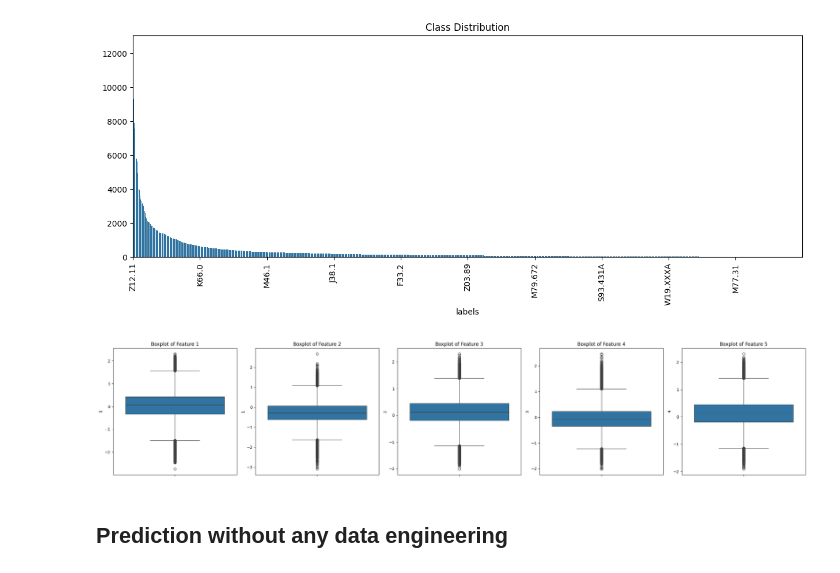
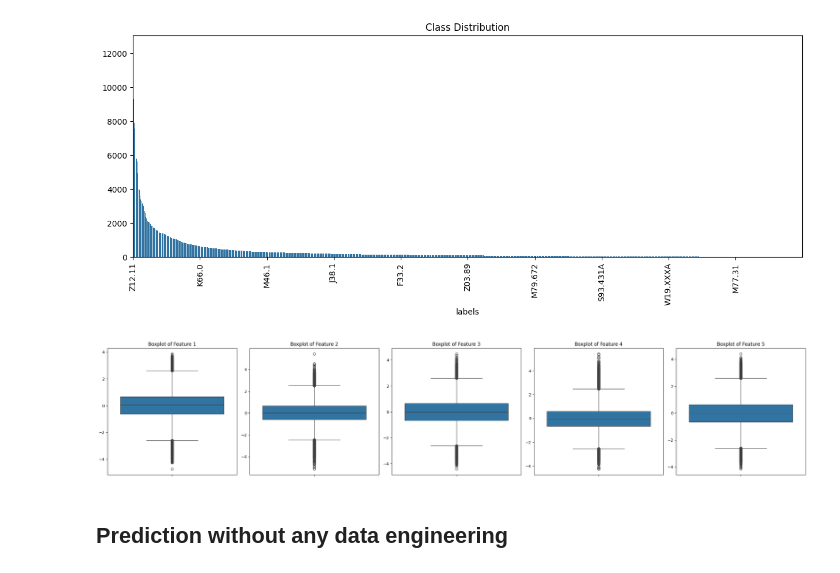
Before and after one commit to Heisenberg-2207/DA5401, a Jupyter notebook: Aniket/Project/scripts/main.ipynb, the cells around one changed output. Cells and saved outputs as stored; diff of their text form; code cells hidden in the pictures.

```diff
--- a/Aniket/Project/scripts/main.ipynb
+++ b/Aniket/Project/scripts/main.ipynb
@@ -56,6 +61,10 @@ mlb = MultiLabelBinarizer()
 label = mlb.fit_transform(df['labels'])
 data = df.drop('labels', axis=1)
 
+# Standardize the data
+scaler = StandardScaler()
+data_standardized = scaler.fit_transform(data)
+
 # Display the first 5 binarized labels
 print(label[:5])
 # %% [output]
@@ -104,9 +115,12 @@ plt.show()
 # %%
+# Convert the standardized data to a DataFrame
+data_standardized_df = pd.DataFrame(data_standardized)
+
 # Distribution of the first few features
 plt.figure(figsize=(25, 5))  # Adjust the figure size for horizontal layout
 for i in range(5):
     plt.subplot(1, 5, i+1)  # Change the layout to 1 row and 5 columns
-    sns.histplot(data.iloc[:, i], kde=True)
+    sns.histplot(data_standardized_df.iloc[:, i], kde=True)
     plt.title(f'Distribution of Feature {i+1}')
 plt.tight_layout()
 plt.show()
@@ -130,13 +144,13 @@ plt.show()
 # %%
 # Boxplot for a subset of features
 plt.figure(figsize=(25, 5))
 for i in range(5):
     plt.subplot(1, 5, i+1)
-    sns.boxplot(y=data.iloc[:, i])
+    sns.boxplot(y=data_standardized[:, i])
     plt.title(f'Boxplot of Feature {i+1}')
 plt.tight_layout()
 plt.show()
 # %% [output]
-[figure, old version]
+[figure, new version]
 # %% [markdown]
 ## Prediction without any data engineering
```
Also changed, not shown: parts of 9 cells of this notebook.
